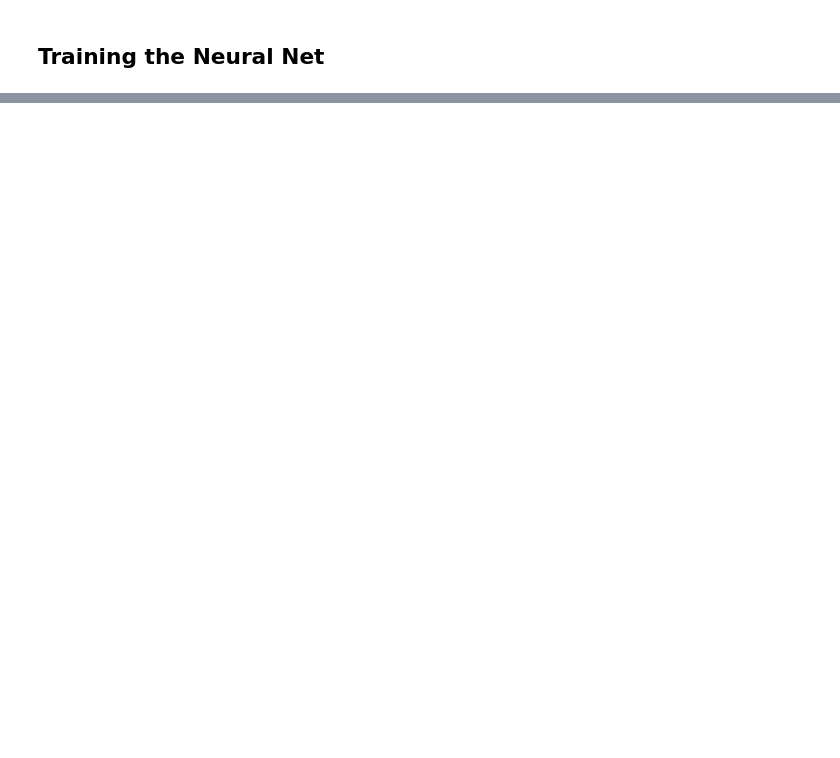
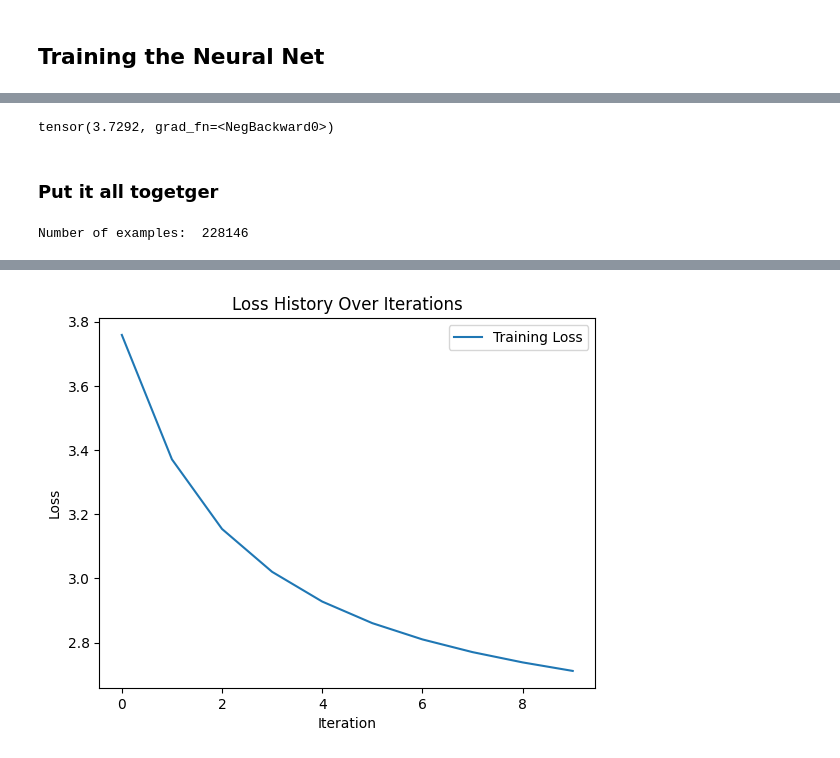
Before and after one commit to burakemretetik/makemore, a Jupyter notebook: makemore.ipynb, the cells around one changed output, grey strips where cells are left out. Saved outputs shown, nothing was run; the diff lists cells and outputs as text; code cells hidden in the pictures; blank space fills up the shorter version.

Commit message:
Train and visualize the loss and weights

```diff
--- a/makemore.ipynb
+++ b/makemore.ipynb
@@ -335,0 +344,15 @@ tensor([0.0089, 0.2294, 0.0100, 0.0296, 0.0065, 0.0041, 0.0511, 0.0396, 0.0099,
+# %%
+# randomly initialize 27 neurons' weights. Each neuran recieves 27 inputs
+g = torch.Generator().manual_seed(2147483647)
+W = torch.randn((27, 27), generator=g, requires_grad = True)
+# %%
+# forward pass
+xenc = F.one_hot(xs, num_classes=27).float() # one-hot encoding the input
+logits = xenc @ W # predict log-counts
+counts = logits.exp() # counts, equvalent to N
+probs = counts / counts.sum(1, keepdims=True) # probability for the next character
+
+loss = - probs[torch.arange(5), ys].log().mean()
+loss
+# %% [output]
+tensor(3.7292, grad_fn=<NegBackward0>)
@@ -335,0 +368,58 @@ tensor([0.0089, 0.2294, 0.0100, 0.0296, 0.0065, 0.0041, 0.0511, 0.0396, 0.0099,
+# %% [markdown]
+### Put it all togetger
+# %%
+# create the dataset
+
+xs, ys = [],[]
+
+for w in words:
+  chs = ['.'] + list(w) + ['.']
+  for ch1, ch2 in zip(chs, chs[1:]):
+    ix1 = stoi[ch1]
+    ix2 = stoi[ch2]
+    xs.append(ix1)
+    ys.append(ix2)
+
+xs = torch.tensor(xs)
+ys = torch.tensor(ys)
+num = xs.nelement()
+print('Number of examples: ', num)
+
+# initialize the network
+g = torch.Generator().manual_seed(2147483647)
+W = torch.randn((27, 27), generator=g, requires_grad=True)
+# %% [output]
+Number of examples:  228146
+# %%
+# List to store the loss history
+loss_history = []
+
+for k in range(10):
+    # forward pass
+    xenc = F.one_hot(xs, num_classes=27).float()  # one-hot encoding the input
+    logits = xenc @ W  # predict log-counts
+    counts = logits.exp()  # counts, equivalent to N
+    probs = counts / counts.sum(1, keepdims=True)  # probability for the next character
+
+    loss = -probs[torch.arange(num), ys].log().mean()
+
+    # Append the current loss to the loss history
+    loss_history.append(loss.item())
+
+    print(f'Loss = {loss.item()}')
+
+    # backward pass
+    W.grad = None  # Set to zero
+    loss.backward()
+
+    # update
+    W.data += -50 * W.grad
+
+# Plot the loss history
+plt.plot(loss_history, label='Training Loss')
+plt.xlabel('Iteration')
+plt.ylabel('Loss')
+plt.title('Loss History Over Iterations')
+plt.legend()
+plt.show()
+# %% [output]
@@ -335,0 +436 @@ tensor([0.0089, 0.2294, 0.0100, 0.0296, 0.0065, 0.0041, 0.0511, 0.0396, 0.0099,
+[figure, added]
```
Also changed, not shown: parts of 13 cells of this notebook.
